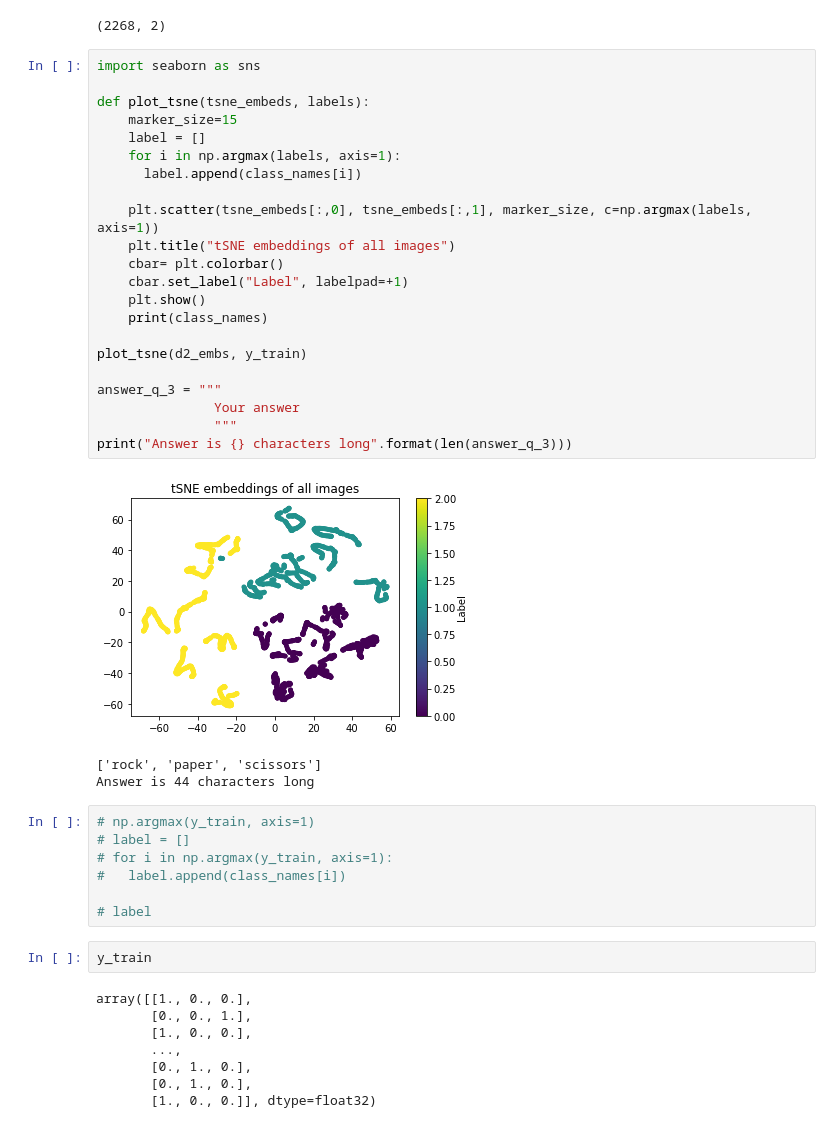
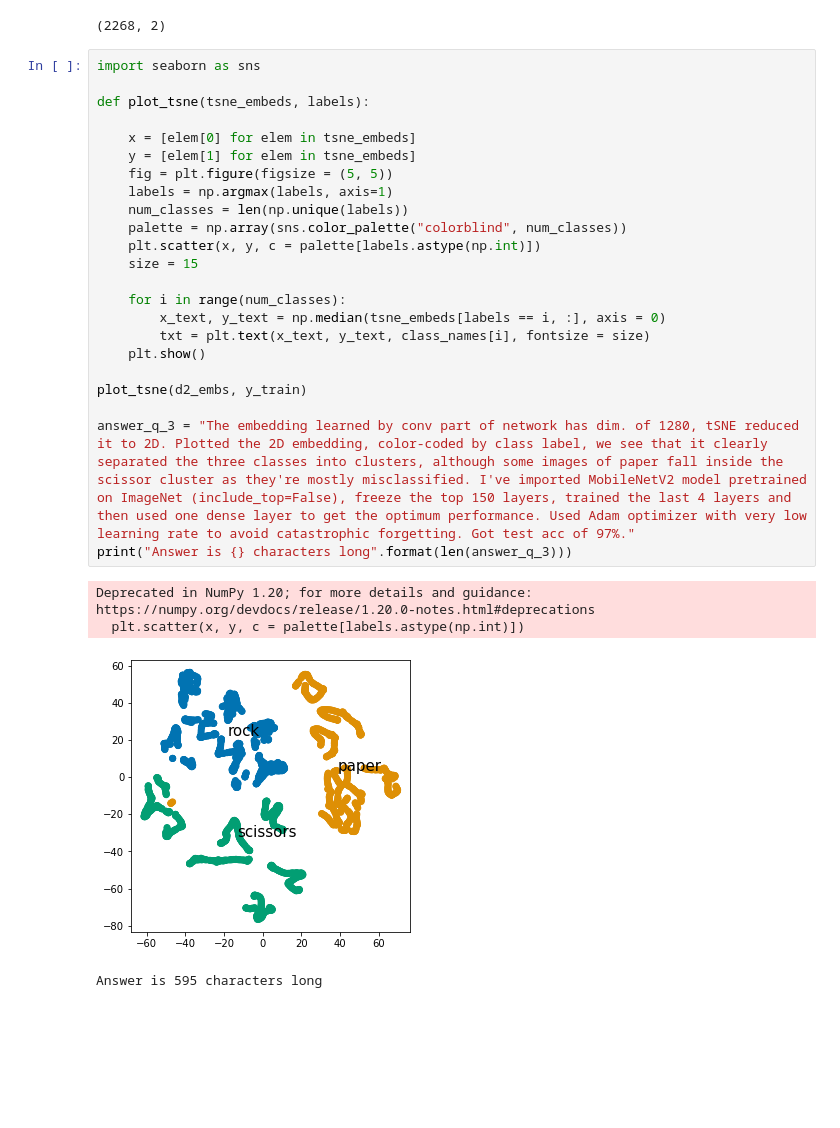
Before and after one commit to nikhil-96/ML-Assignment3, a Jupyter notebook: Assignment_3.ipynb, the cells around one changed output. Drawn from its saved outputs; the diff is of its cells as text; blank space fills up the shorter version.

```diff
--- a/Assignment_3.ipynb
+++ b/Assignment_3.ipynb
@@ -776,46 +767,31 @@ d2_embs = compute_tsne(dn_embs)
 d2_embs.shape
 # %% [output]
 (2268, 2)
-# %%
-import seaborn as sns
-
-def plot_tsne(tsne_embeds, labels):
-    marker_size=15
-    label = []
-    for i in np.argmax(labels, axis=1):
-      label.append(class_names[i])
-
-    plt.scatter(tsne_embeds[:,0], tsne_embeds[:,1], marker_size, c=np.argmax(labels, axis=1))
-    plt.title("tSNE embeddings of all images")
-    cbar= plt.colorbar()
-    cbar.set_label("Label", labelpad=+1)
-    plt.show()
-    print(class_names)
-
-plot_tsne(d2_embs, y_train)
-
-answer_q_3 = """
-               Your answer
-               """
-print("Answer is {} characters long".format(len(answer_q_3)))
-# %% [output]
-[figure, removed]
-['rock', 'paper', 'scissors']
-Answer is 44 characters long
-# %%
-# np.argmax(y_train, axis=1)
-# label = []
-# for i in np.argmax(y_train, axis=1):
-#   label.append(class_names[i])
-
-# label
-# %%
-y_train
-# %% [output]
-array([[1., 0., 0.],
-       [0., 0., 1.],
-       [1., 0., 0.],
-       ...,
-       [0., 1., 0.],
-       [0., 1., 0.],
-       [1., 0., 0.]], dtype=float32)
+# %%
+import seaborn as sns
+
+def plot_tsne(tsne_embeds, labels):
+
+    x = [elem[0] for elem in tsne_embeds]
+    y = [elem[1] for elem in tsne_embeds]
+    fig = plt.figure(figsize = (5, 5))
+    labels = np.argmax(labels, axis=1)
+    num_classes = len(np.unique(labels))
+    palette = np.array(sns.color_palette("colorblind", num_classes))
+    plt.scatter(x, y, c = palette[labels.astype(np.int)])
+    size = 15
+
+    for i in range(num_classes):
+        x_text, y_text = np.median(tsne_embeds[labels == i, :], axis = 0)
+        txt = plt.text(x_text, y_text, class_names[i], fontsize = size)
+    plt.show()
+
+plot_tsne(d2_embs, y_train)
+
+answer_q_3 = "The embedding learned by conv part of network has dim. of 1280, tSNE reduced it to 2D. Plotted the 2D embedding, color-coded by class label, we see that it clearly separated the three classes into clusters, although some images of paper fall inside the scissor cluster as they're mostly misclassified. I've imported MobileNetV2 model pretrained on ImageNet (include_top=False), freeze the top 150 layers, trained the last 4 layers and then used one dense layer to get the optimum performance. Used Adam optimizer with very low learning rate to avoid catastrophic forgetting. Got test acc of 97%."
+print("Answer is {} characters long".format(len(answer_q_3)))
+# %% [output]
+Deprecated in NumPy 1.20; for more details and guidance: https://numpy.org/devdocs/release/1.20.0-notes.html#deprecations
+  plt.scatter(x, y, c = palette[labels.astype(np.int)])
+[figure, added]
+Answer is 595 characters long
```
Also changed, not shown: parts of 14 cells of this notebook, 7 other files.
